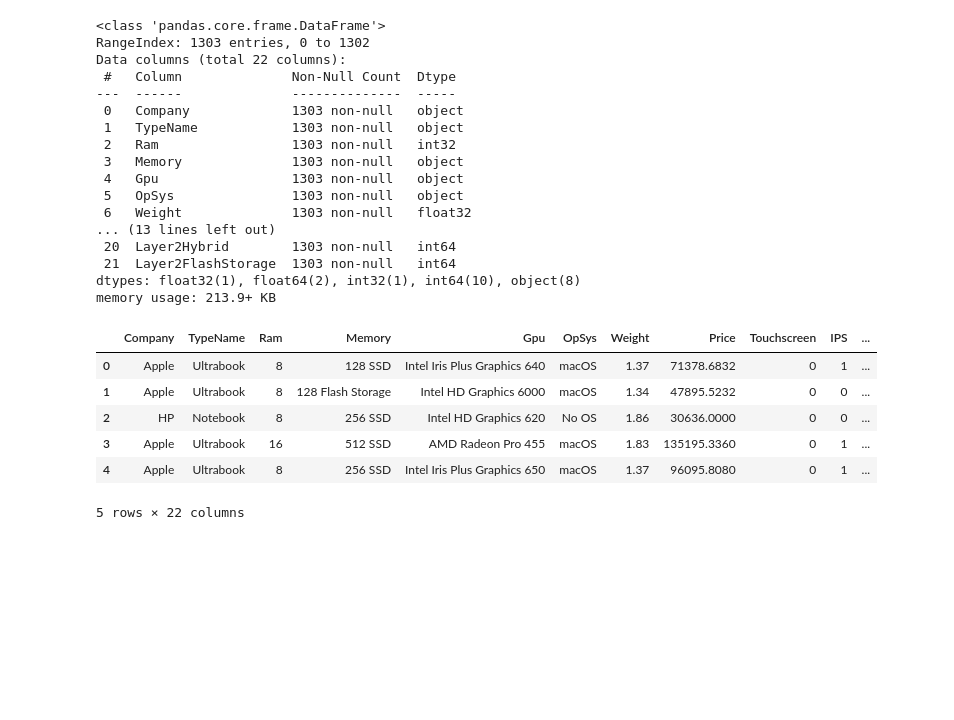
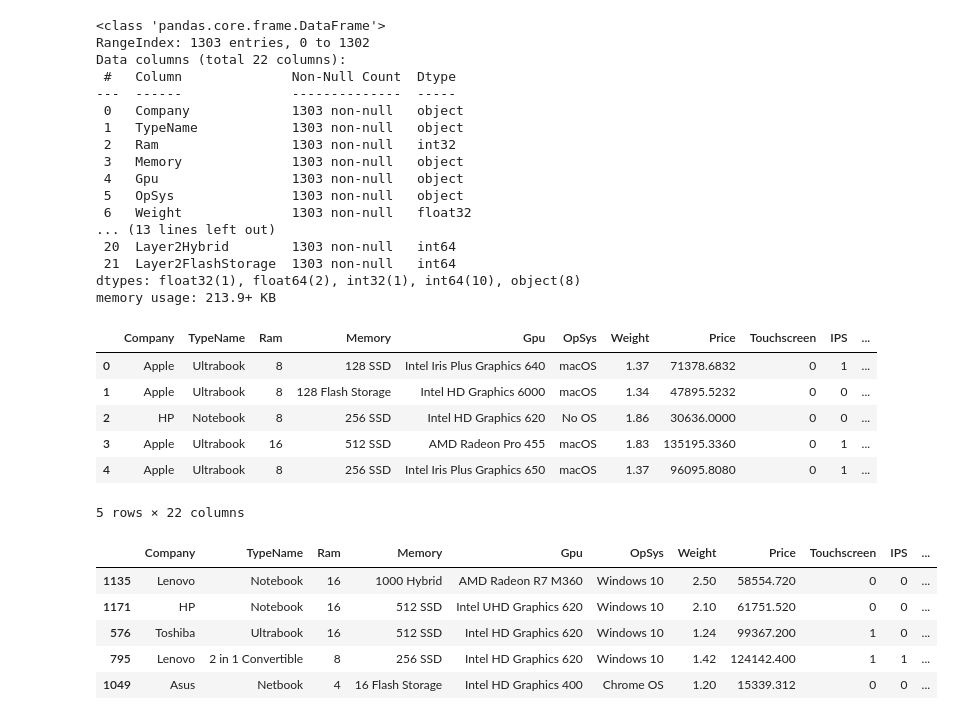
Before and after one commit to lawalsegun2025/laptop_price_predictor, a Jupyter notebook: laptop_price_predictor.ipynb, the cells around one changed output. Cells and saved outputs as stored; diff of their text form; code cells hidden in the pictures; blank space fills up the shorter version.

Commit message:
completed memory EDA

```diff
--- a/laptop_price_predictor.ipynb
+++ b/laptop_price_predictor.ipynb
@@ -797,3 +797,23 @@ df.head()
 | 3 | Apple | Ultrabook | 16 | 512 SSD | AMD Radeon Pro 455 | macOS | 1.83 | 135195.3360 | 0 | 1 | ... |
 | 4 | Apple | Ultrabook | 8 | 256 SSD | Intel Iris Plus Graphics 650 | macOS | 1.37 | 96095.8080 | 0 | 1 | ... |
 5 rows × 22 columns
+# %%
+# Multliplying the elements and soring the results in a new column to condense the columns
+df["HDD"] = (df["first"]*df["Layer1HDD"] + df["Second"]*df["Layer2HDD"])
+df["SSD"] = (df["first"]*df["Layer1SSD"] + df["Second"]*df["Layer2SSD"])
+df["Hybrid"] = (df["first"]*df["Layer1Hybrid"] + df["Second"]*df["Layer2Hybrid"])
+df["Flash_Storage"] = (df["first"]*df["Layer1FlashStorage"] + df["Second"]*df["Layer2FlashStorage"])
+
+# we will drop unneccesary columns
+df.drop(columns=['first', 'Second', 'Layer1HDD', 'Layer1SSD', 'Layer1Hybrid',
+       'Layer1FlashStorage', 'Layer2HDD', 'Layer2SSD', 'Layer2Hybrid',
+       'Layer2FlashStorage'],inplace=True)
+# %%
+df.sample(5)
+# %% [output]
+|  | Company | TypeName | Ram | Memory | Gpu | OpSys | Weight | Price | Touchscreen | IPS | ... |
+| 1135 | Lenovo | Notebook | 16 | 1000 Hybrid | AMD Radeon R7 M360 | Windows 10 | 2.50 | 58554.720 | 0 | 0 | ... |
+| 1171 | HP | Notebook | 16 | 512 SSD | Intel UHD Graphics 620 | Windows 10 | 2.10 | 61751.520 | 0 | 0 | ... |
+| 576 | Toshiba | Ultrabook | 16 | 512 SSD | Intel HD Graphics 620 | Windows 10 | 1.24 | 99367.200 | 1 | 0 | ... |
+| 795 | Lenovo | 2 in 1 Convertible | 8 | 256 SSD | Intel HD Graphics 620 | Windows 10 | 1.42 | 124142.400 | 1 | 1 | ... |
+| 1049 | Asus | Netbook | 4 | 16 Flash Storage | Intel HD Graphics 400 | Chrome OS | 1.20 | 15339.312 | 0 | 0 | ... |
```
Also changed, not shown: parts of 6 cells of this notebook.
